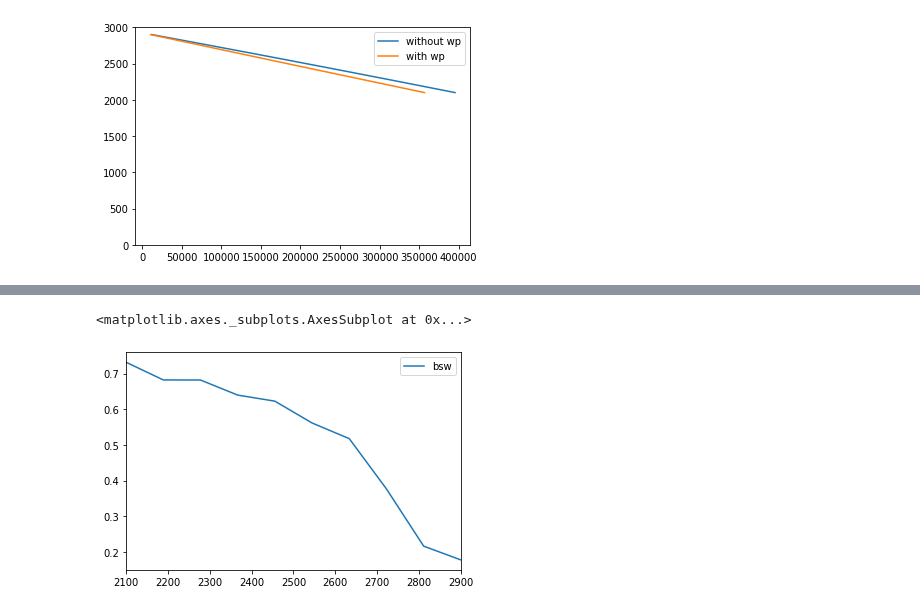
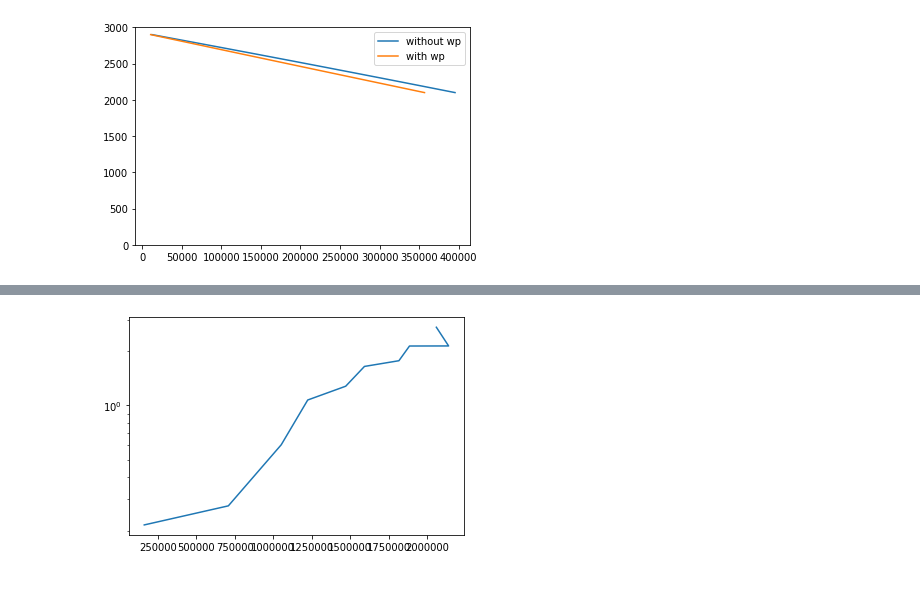
Before and after one commit to scuervo91/reservoirpy, a Jupyter notebook: examples/material_balance/1-basics_mbe.ipynb, the cells around one changed output, grey strips where cells are left out. Saved outputs shown, nothing was run; the diff lists cells and outputs as text; code cells hidden in the pictures.

```diff
--- a/examples/material_balance/1-basics_mbe.ipynb
+++ b/examples/material_balance/1-basics_mbe.ipynb
@@ -144,8 +229,8 @@ f_aq
 | 2277.777778 | 1.886178e+06 | 2.527479e+09 | 4.043385e+06 | 2.143692 | 0.681903 | 0.287679 |
 | 2188.888889 | 2.140484e+06 | 2.868249e+09 | 4.592778e+06 | 2.145672 | 0.682103 | 0.291015 |
 | 2100.000000 | 2.060840e+06 | 2.761525e+09 | 5.620220e+06 | 2.727150 | 0.731699 | 0.310668 |
-# %%
-f_aq.plot(y='bsw')
-# %% [output]
-<matplotlib.axes._subplots.AxesSubplot at 0x...>
-[figure, removed]
+# %%
+plt.plot(f_aq['np'],f_aq['wor'])
+plt.yscale('log')
+# %% [output]
+[figure, added]
```
Also changed, not shown: parts of 13 cells of this notebook, 1 other file.
